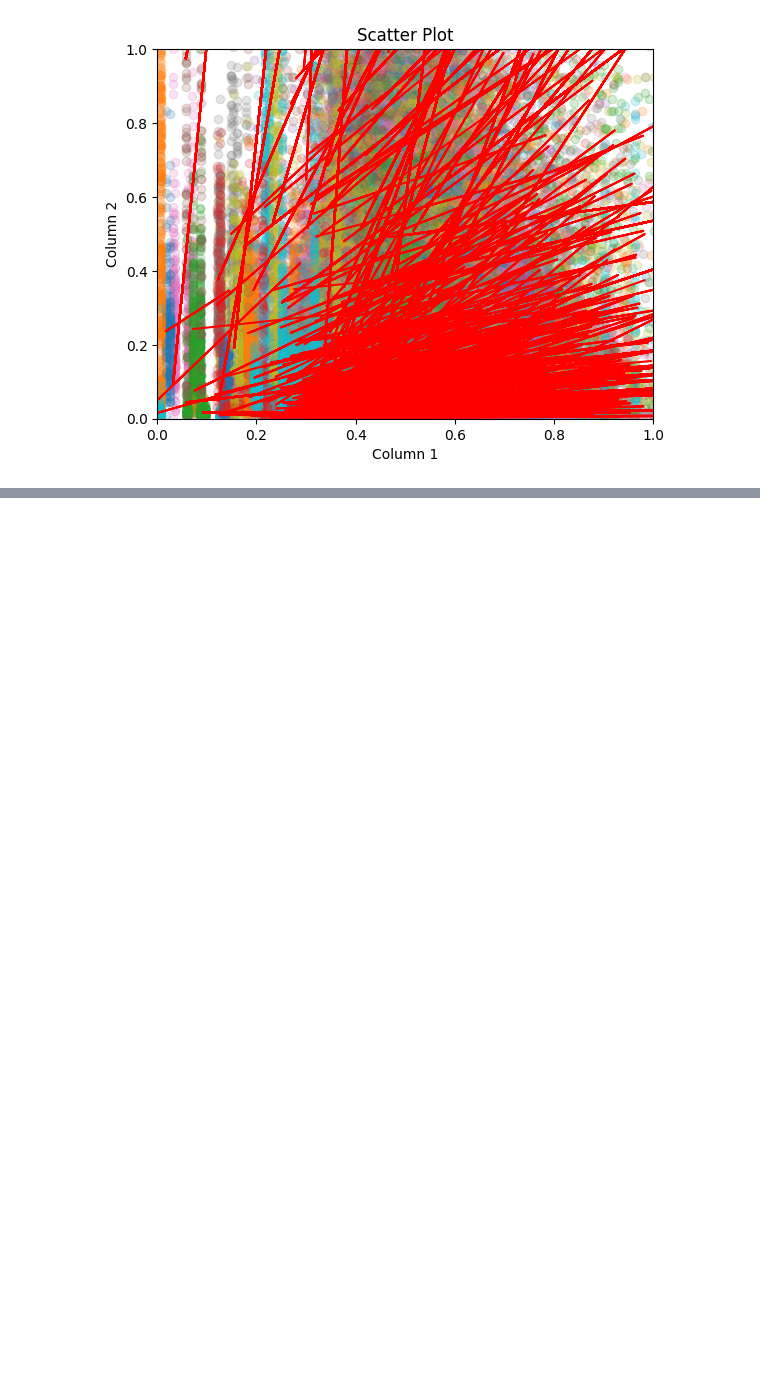
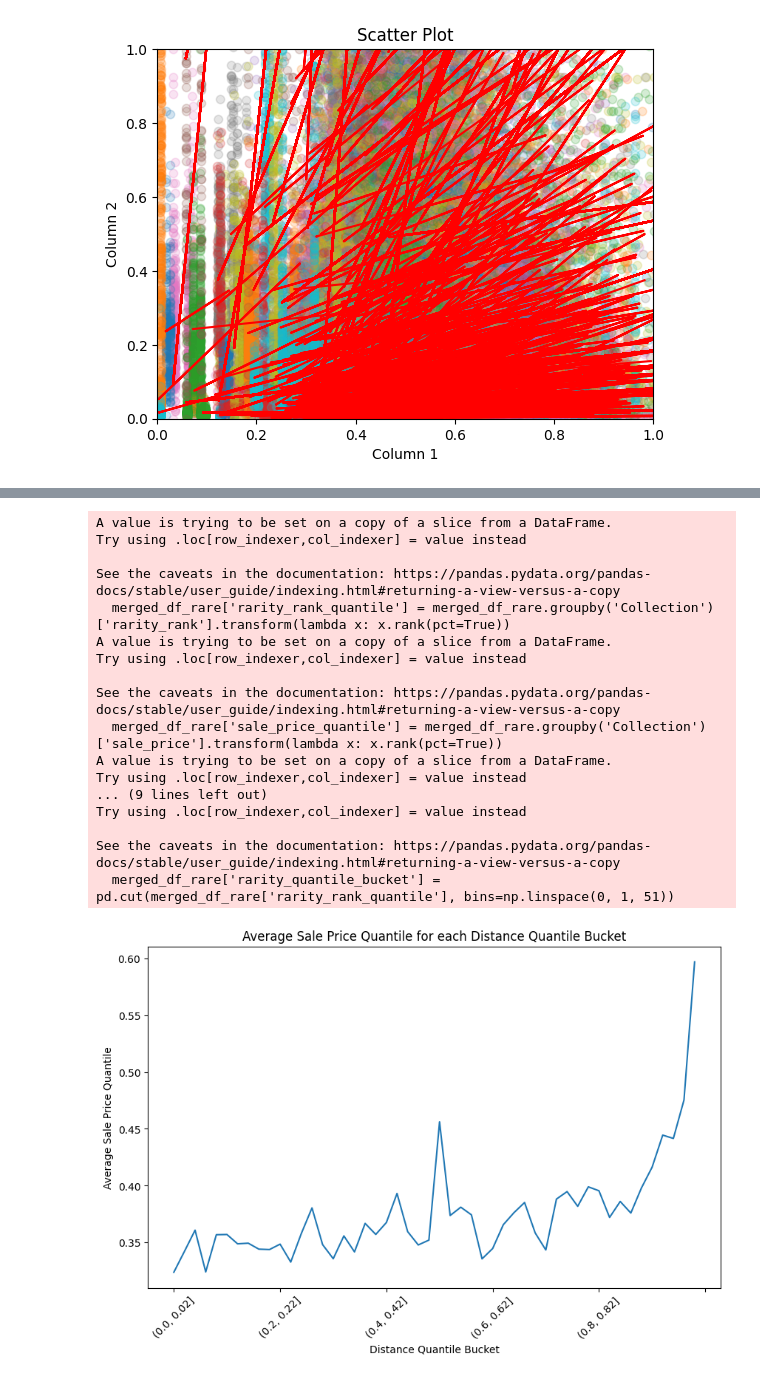
Before and after one commit to narunraman/nft_research, a Jupyter notebook: snob_effect/Snob_effect_analysis.ipynb, the cells around one changed output, grey strips where cells are left out. Cells and saved outputs as stored; diff of their text form; code cells hidden in the pictures; blank space fills up the shorter version.

```diff
--- a/snob_effect/Snob_effect_analysis.ipynb
+++ b/snob_effect/Snob_effect_analysis.ipynb
@@ -923,0 +948,60 @@ Collection: yeetsnft, Correlation: 0.1124643800664704, P-Value:0.016044166107013
+# %%
+import pandas as pd
+import numpy as np
+
+merged_df_rare = merged_df_rare.query("sale_price<100")
+merged_df_rare['rarity_rank_quantile'] = merged_df_rare.groupby('Collection')['rarity_rank'].transform(lambda x: x.rank(pct=True))
+merged_df_rare['sale_price_quantile'] = merged_df_rare.groupby('Collection')['sale_price'].transform(lambda x: x.rank(pct=True))
+merged_df_rare['distance_quantile'] = merged_df_rare.groupby('Collection')['distance'].transform(lambda x: x.rank(pct=True))
+# Create 100 buckets for 'distance_quantile' and 'rarity_quantile'
+merged_df_rare['distance_quantile_bucket'] = pd.cut(merged_df_rare['distance_quantile'], bins=np.linspace(0, 1, 51))
+merged_df_rare['rarity_quantile_bucket'] = pd.cut(merged_df_rare['rarity_rank_quantile'], bins=np.linspace(0, 1, 51))
+# Calculate the average 'sale_price_quantile' in each 'distance_quantile' bucket
+average_sale_price_in_distance_bucket = merged_df_rare.groupby('distance_quantile_bucket')['sale_price'].mean()
+
+# Calculate the average 'sale_price_quantile' in each 'rarity_quantile' bucket
+average_sale_price_in_rarity_bucket = merged_df_rare.groupby('rarity_quantile_bucket')['sale_price'].mean()
+
+
+# Calculate the standard deviation of 'sale_price_quantile' in each 'distance_quantile' bucket
+std_dev_in_distance_bucket = merged_df_rare.groupby('distance_quantile_bucket')['sale_price'].std()
+
+# Calculate the standard deviation of 'sale_price_quantile' in each 'rarity_quantile' bucket
+std_dev_in_rarity_bucket = merged_df_rare.groupby('rarity_quantile_bucket')['sale_price'].std()
+
+# Plot for average sale price quantile in each distance quantile bucket with error bars
+plt.figure(figsize=(10, 6))
+average_sale_price_in_distance_bucket.plot(kind='line')
+plt.xlabel('Distance Quantile Bucket')
+plt.ylabel('Average Sale Price Quantile')
+plt.title('Average Sale Price Quantile for each Distance Quantile Bucket')
+plt.xticks(rotation=45)
+plt.show()
+
+# Plot for average sale price quantile in each rarity quantile bucket with error bars
+plt.figure(figsize=(10, 6))
+average_sale_price_in_rarity_bucket.plot(kind='line')
+plt.xlabel('Rarity Quantile Bucket')
+plt.ylabel('Average Sale Price Quantile')
+plt.title('Average Sale Price Quantile for each Rarity Quantile Bucket')
+plt.xticks(rotation=45)
+plt.show()
+# %% [output]
+A value is trying to be set on a copy of a slice from a DataFrame.
+Try using .loc[row_indexer,col_indexer] = value instead
+
+See the caveats in the documentation: https://pandas.pydata.org/pandas-docs/stable/user_guide/indexing.html#returning-a-view-versus-a-copy
+  merged_df_rare['rarity_rank_quantile'] = merged_df_rare.groupby('Collection')['rarity_rank'].transform(lambda x: x.rank(pct=True))
+A value is trying to be set on a copy of a slice from a DataFrame.
+Try using .loc[row_indexer,col_indexer] = value instead
+
+See the caveats in the documentation: https://pandas.pydata.org/pandas-docs/stable/user_guide/indexing.html#returning-a-view-versus-a-copy
+  merged_df_rare['sale_price_quantile'] = merged_df_rare.groupby('Collection')['sale_price'].transform(lambda x: x.rank(pct=True))
+A value is trying to be set on a copy of a slice from a DataFrame.
+Try using .loc[row_indexer,col_indexer] = value instead
+... (9 lines left out)
+Try using .loc[row_indexer,col_indexer] = value instead
+
+See the caveats in the documentation: https://pandas.pydata.org/pandas-docs/stable/user_guide/indexing.html#returning-a-view-versus-a-copy
+  merged_df_rare['rarity_quantile_bucket'] = pd.cut(merged_df_rare['rarity_rank_quantile'], bins=np.linspace(0, 1, 51))
+[figure, added]
```
Also changed, not shown: parts of 9 cells of this notebook, 19 other files.
